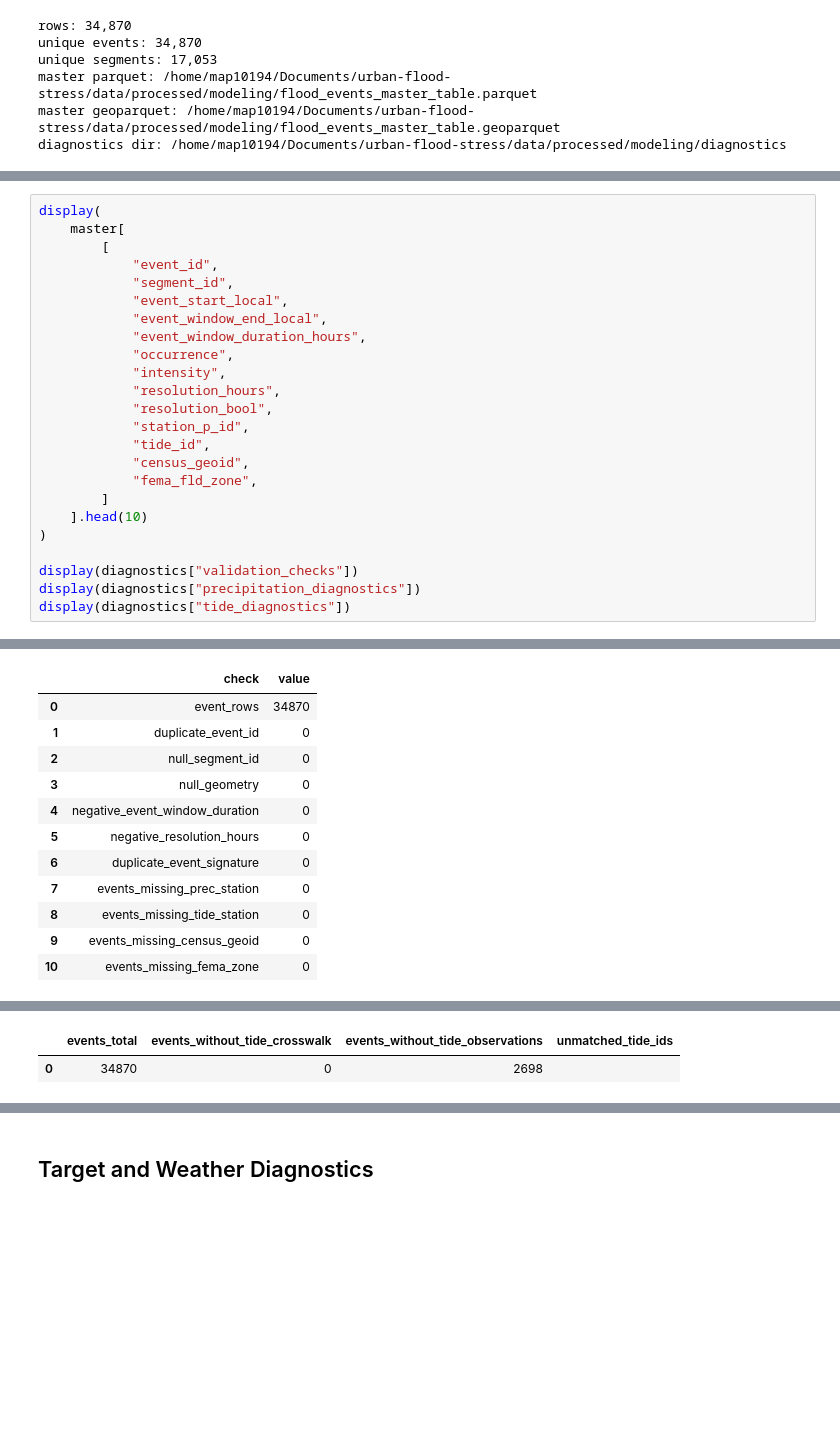
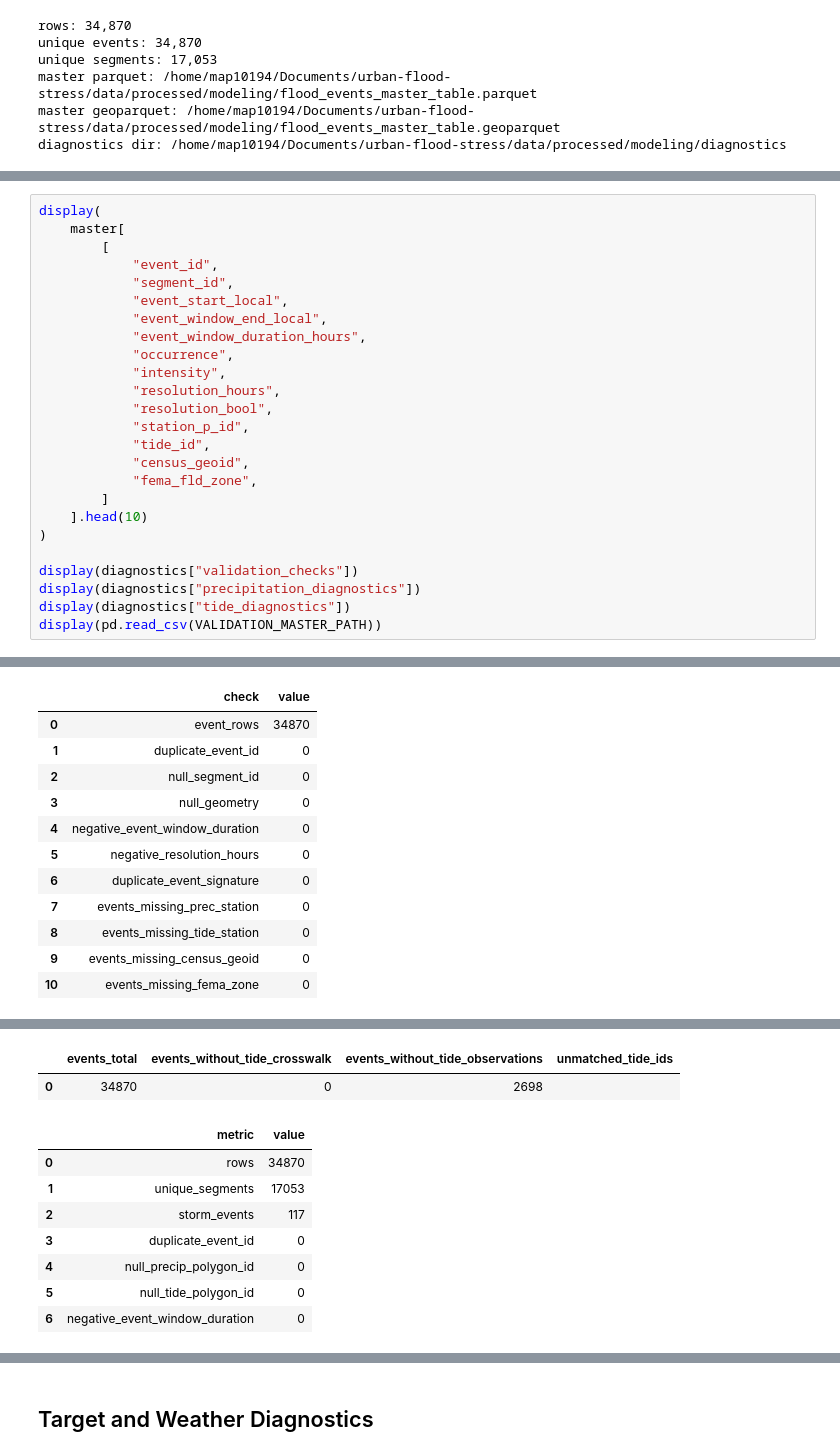
Before and after one commit to marioponce/urban-flood-stress, a Jupyter notebook: notebooks/10_flood-events-master-table.ipynb, the cells around one changed output, grey strips where cells are left out. Drawn from its saved outputs; the diff is of its cells as text; blank space fills up the shorter version.

```diff
--- a/notebooks/10_flood-events-master-table.ipynb
+++ b/notebooks/10_flood-events-master-table.ipynb
@@ -89,32 +101,41 @@ display(
 display(diagnostics["validation_checks"])
 display(diagnostics["precipitation_diagnostics"])
 display(diagnostics["tide_diagnostics"])
+display(pd.read_csv(VALIDATION_MASTER_PATH))
 # %% [output]
 |  | event_id | segment_id | event_start_local | event_window_end_local | event_window_duration_hours | occurrence | ... |
 | 0 | 1 | 100001 | 2023-11-21 20:38:00 | 2023-11-22 10:45:00 | 14.116667 | True | ... |
 | 1 | 2 | 100013 | 2025-02-18 02:29:00 | 2025-02-19 02:29:00 | 24.000000 | True | ... |
 | 2 | 3 | 100014 | 2020-09-10 05:09:00 | 2020-09-17 06:35:00 | 169.433333 | True | ... |
 | 3 | 4 | 100018 | 2016-02-24 10:00:00 | 2016-02-26 07:10:00 | 45.166667 | True | ... |
 | 4 | 5 | 100048 | 2010-07-15 13:02:00 | 2010-07-16 06:30:00 | 17.466667 | True | ... |
 | 5 | 6 | 100060 | 2022-07-02 02:56:00 | 2022-07-02 04:20:00 | 1.400000 | True | ... |
 | 6 | 7 | 100064 | 2023-02-23 03:29:00 | 2023-02-23 05:30:00 | 2.016667 | True | ... |
 | 7 | 8 | 100066 | 2013-06-07 19:47:00 | 2013-06-08 07:45:00 | 11.966667 | True | ... |
 | 8 | 9 | 100097 | 2017-05-05 09:55:00 | 2017-05-05 16:50:00 | 6.916667 | True | ... |
 | 9 | 10 | 100097 | 2023-09-29 06:50:51 | 2023-09-29 15:50:00 | 8.985833 | True | ... |
 |  | check | value |
 | 0 | event_rows | 34870 |
 | 1 | duplicate_event_id | 0 |
 | 2 | null_segment_id | 0 |
 | 3 | null_geometry | 0 |
 | 4 | negative_event_window_duration | 0 |
 | 5 | negative_resolution_hours | 0 |
 | 6 | duplicate_event_signature | 0 |
 | 7 | events_missing_prec_station | 0 |
 | 8 | events_missing_tide_station | 0 |
 | 9 | events_missing_census_geoid | 0 |
 | 10 | events_missing_fema_zone | 0 |
 |  | events_total | events_without_station_crosswalk | events_zero_prec_overlap | events_one_prec_overlap | events_multiple_prec_overlap | ... |
 | 0 | 34870 | 0 | 17090 | 14678 | 3102 | ... |
 |  | events_total | events_without_tide_crosswalk | events_without_tide_observations | unmatched_tide_ids |
 | 0 | 34870 | 0 | 2698 |  |
+|  | metric | value |
+| 0 | rows | 34870 |
+| 1 | unique_segments | 17053 |
+| 2 | storm_events | 117 |
+| 3 | duplicate_event_id | 0 |
+| 4 | null_precip_polygon_id | 0 |
+| 5 | null_tide_polygon_id | 0 |
+| 6 | negative_event_window_duration | 0 |
 # %% [markdown]
```
Also changed, not shown: parts of 9 cells of this notebook, 14 other files.
